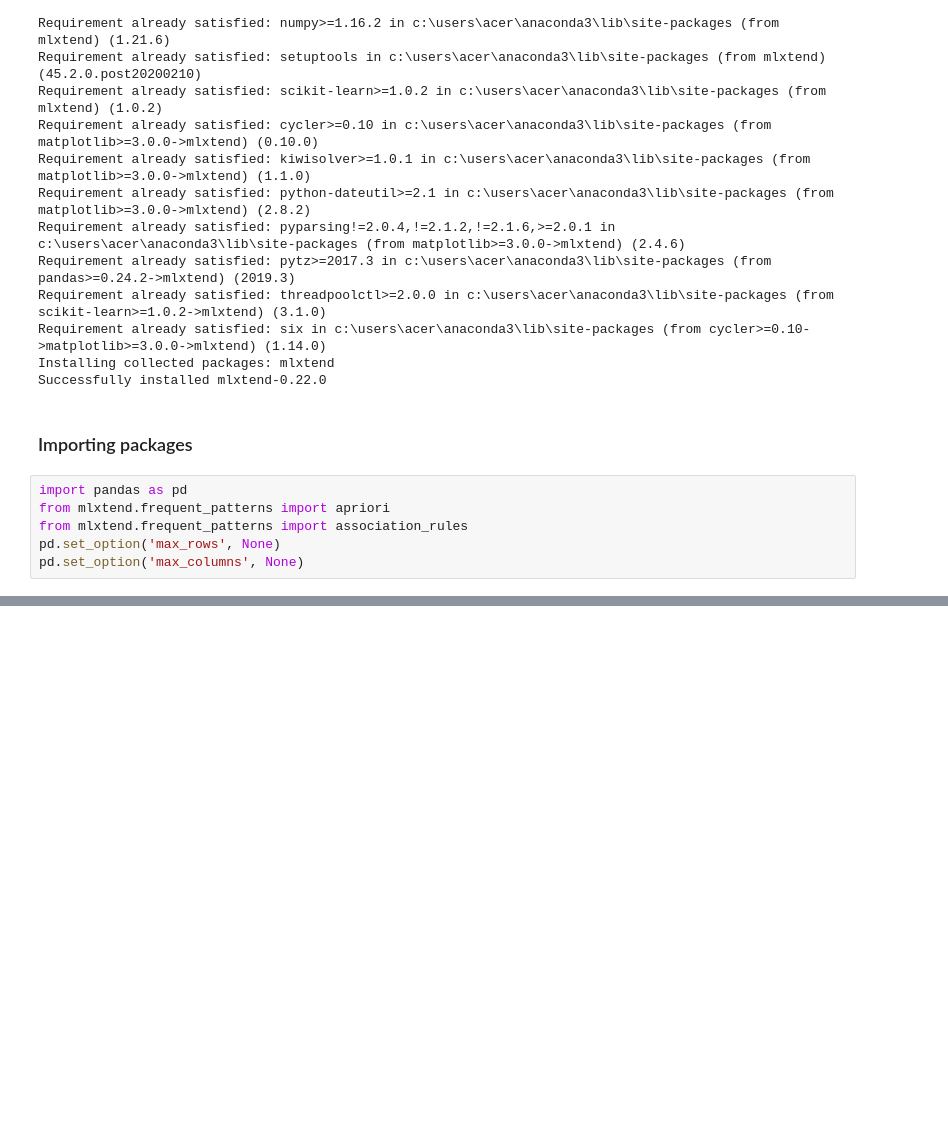
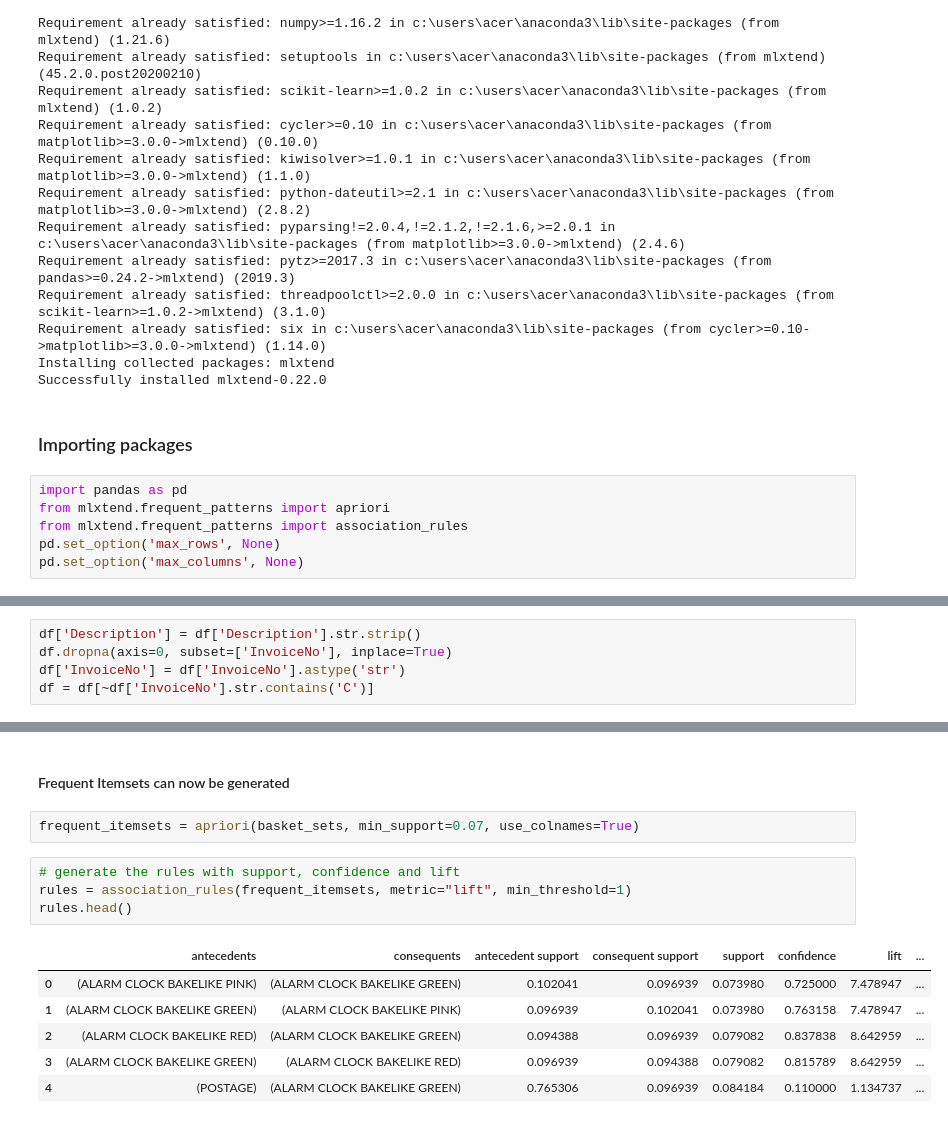
Before and after one commit to Malitha08/Market-Basket-Analysis, a Jupyter notebook: Market-Basket-Analysis.ipynb, the cells around one changed output, grey strips where cells are left out. Drawn from its saved outputs; the diff is of its cells as text; blank space fills up the shorter version.

```diff
--- a/Market-Basket-Analysis.ipynb
+++ b/Market-Basket-Analysis.ipynb
@@ -35,0 +81,5 @@ pd.set_option('max_columns', None)
+# %%
+df['Description'] = df['Description'].str.strip()
+df.dropna(axis=0, subset=['InvoiceNo'], inplace=True)
+df['InvoiceNo'] = df['InvoiceNo'].astype('str')
+df = df[~df['InvoiceNo'].str.contains('C')]
@@ -35,0 +134,15 @@ pd.set_option('max_columns', None)
+# %% [markdown]
+#### Frequent Itemsets can now be generated
+# %%
+frequent_itemsets = apriori(basket_sets, min_support=0.07, use_colnames=True)
+# %%
+# generate the rules with support, confidence and lift
+rules = association_rules(frequent_itemsets, metric="lift", min_threshold=1)
+rules.head()
+# %% [output]
+|  | antecedents | consequents | antecedent support | consequent support | support | confidence | lift | ... |
+| 0 | (ALARM CLOCK BAKELIKE PINK) | (ALARM CLOCK BAKELIKE GREEN) | 0.102041 | 0.096939 | 0.073980 | 0.725000 | 7.478947 | ... |
+| 1 | (ALARM CLOCK BAKELIKE GREEN) | (ALARM CLOCK BAKELIKE PINK) | 0.096939 | 0.102041 | 0.073980 | 0.763158 | 7.478947 | ... |
+| 2 | (ALARM CLOCK BAKELIKE RED) | (ALARM CLOCK BAKELIKE GREEN) | 0.094388 | 0.096939 | 0.079082 | 0.837838 | 8.642959 | ... |
+| 3 | (ALARM CLOCK BAKELIKE GREEN) | (ALARM CLOCK BAKELIKE RED) | 0.096939 | 0.094388 | 0.079082 | 0.815789 | 8.642959 | ... |
+| 4 | (POSTAGE) | (ALARM CLOCK BAKELIKE GREEN) | 0.765306 | 0.096939 | 0.084184 | 0.110000 | 1.134737 | ... |
```
Also changed, not shown: parts of 15 cells of this notebook, 1 other file.
